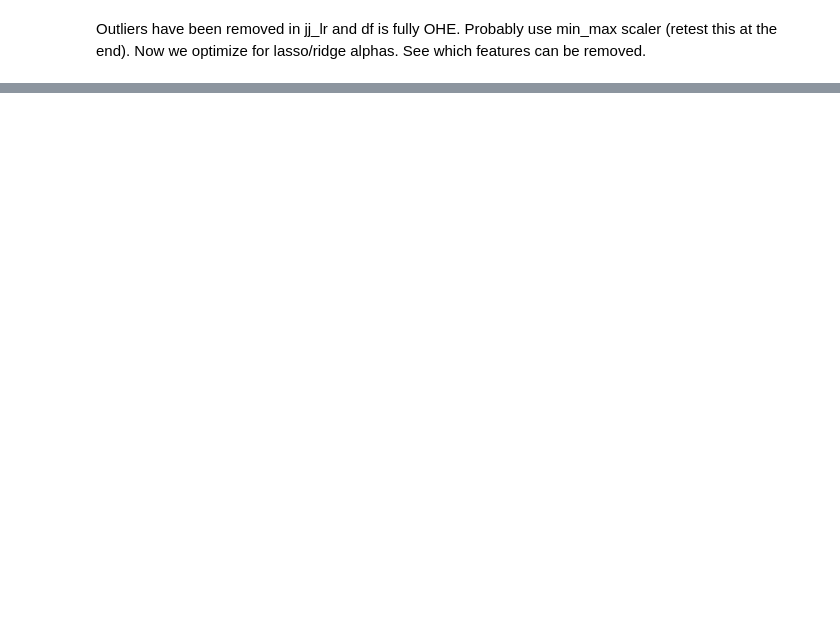
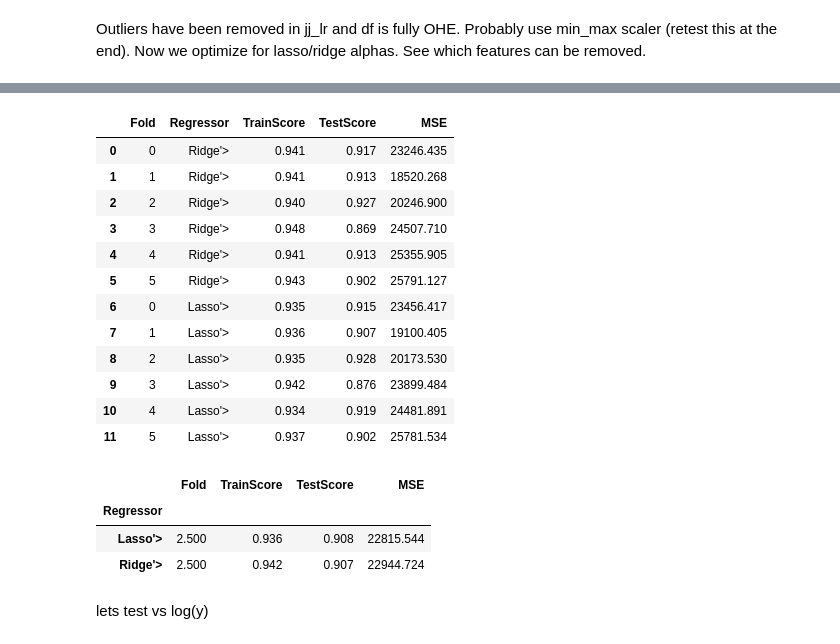
Before and after one commit to jimmy-jing/housing_ml, a Jupyter notebook: jj_optimization.ipynb, the cells around one changed output, grey strips where cells are left out. Cells and saved outputs as stored; diff of their text form; code cells hidden in the pictures; blank space fills up the shorter version.

```diff
--- a/jj_optimization.ipynb
+++ b/jj_optimization.ipynb
@@ -26,0 +349,3 @@ Outliers have been removed in jj_lr and df is fully OHE. Probably use min_max sc
+# %%
+dropped_50 = housing.drop(features_to_drop_names[50], axis=1)
+dropped_63 = housing.drop(features_to_drop_names[63], axis=1)
@@ -26,0 +427,4 @@ Outliers have been removed in jj_lr and df is fully OHE. Probably use min_max sc
+# %%
+full_housing = pd.read_csv('full_ohe_no_outlier.csv', index_col=0)
+full_housing.shape
+full_housing.sample(5)
@@ -26,0 +440,36 @@ Outliers have been removed in jj_lr and df is fully OHE. Probably use min_max sc
+# %%
+random_state=24
+k6 = KFold(n_splits=6, shuffle=True, random_state=random_state)
+
+train = []
+test = []
+
+for train_idx, val_idx in k6.split(full_housing):
+    train.append(train_idx)
+    test.append(val_idx)
+
+ridge = Ridge(alpha=2, random_state=random_state, max_iter=10000)
+lasso = Lasso(alpha=60, random_state=random_state, max_iter=10000)
+
+score_log = []
+
+for model in (ridge,lasso):
+    for i in range(6):
+        single_log = []
+
+        X_train = full_housing.iloc[train[i],:-1]
+        X_test = full_housing.iloc[test[i],:-1]
+        y_train = full_housing.iloc[train[i],-1]
+        y_test = full_housing.iloc[test[i],-1]
+
+
+        model.fit(X_train,y_train)
+        single_log.append(i)
+        single_log.append(str(type(model))[-7:])
+        single_log.append(model.score(X_train,y_train))
+        single_log.append(model.score(X_test, y_test))
+        single_log.append(mean_squared_error(y_test, model.predict(X_test))**0.5)
+
+        score_log.append(single_log)
+
+score_df = pd.DataFrame(score_log, columns=['Fold','Regressor','TrainScore','TestScore','MSE'])
@@ -26,0 +507,25 @@ Outliers have been removed in jj_lr and df is fully OHE. Probably use min_max sc
+# %%
+score_df
+# %% [output]
+|  | Fold | Regressor | TrainScore | TestScore | MSE |
+| 0 | 0 | Ridge'> | 0.941 | 0.917 | 23246.435 |
+| 1 | 1 | Ridge'> | 0.941 | 0.913 | 18520.268 |
+| 2 | 2 | Ridge'> | 0.940 | 0.927 | 20246.900 |
+| 3 | 3 | Ridge'> | 0.948 | 0.869 | 24507.710 |
+| 4 | 4 | Ridge'> | 0.941 | 0.913 | 25355.905 |
+| 5 | 5 | Ridge'> | 0.943 | 0.902 | 25791.127 |
+| 6 | 0 | Lasso'> | 0.935 | 0.915 | 23456.417 |
+| 7 | 1 | Lasso'> | 0.936 | 0.907 | 19100.405 |
+| 8 | 2 | Lasso'> | 0.935 | 0.928 | 20173.530 |
+| 9 | 3 | Lasso'> | 0.942 | 0.876 | 23899.484 |
+| 10 | 4 | Lasso'> | 0.934 | 0.919 | 24481.891 |
+| 11 | 5 | Lasso'> | 0.937 | 0.902 | 25781.534 |
+# %%
+score_df.groupby('Regressor').mean()
+# %% [output]
+|  | Fold | TrainScore | TestScore | MSE |
+| Regressor |  |  |  |  |
+| Lasso'> | 2.500 | 0.936 | 0.908 | 22815.544 |
+| Ridge'> | 2.500 | 0.942 | 0.907 | 22944.724 |
+# %% [markdown]
+lets test vs log(y)
```
Also changed, not shown: parts of 35 cells of this notebook, 4 other files.
